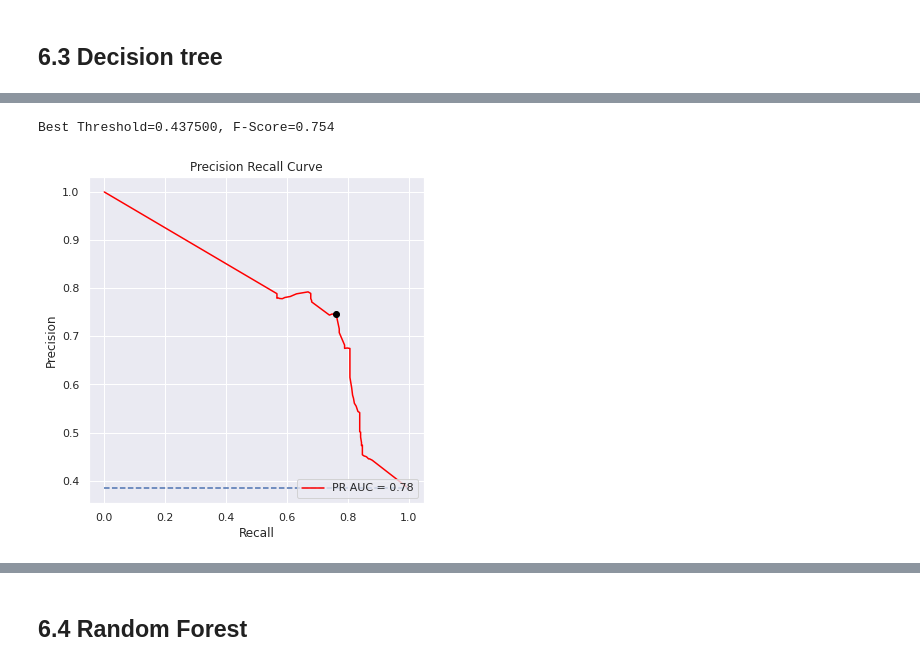
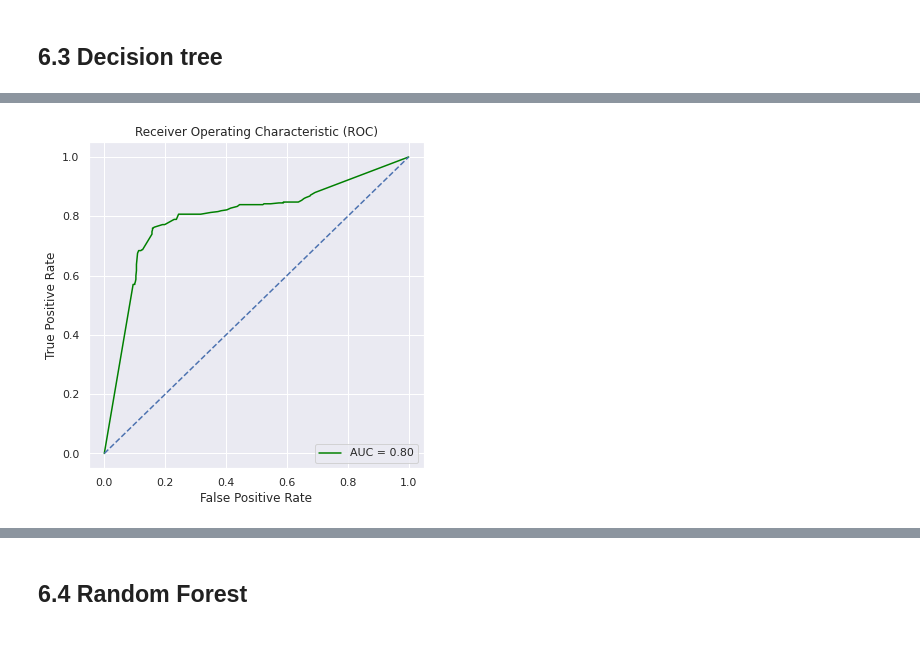
Before and after one commit to gabrielatrindade/ml-playground, a Jupyter notebook: projects/titanic/titanic.ipynb, the cells around one changed output, grey strips where cells are left out. Drawn from its saved outputs; the diff is of its cells as text; code cells hidden in the pictures.

```diff
--- a/projects/titanic/titanic.ipynb
+++ b/projects/titanic/titanic.ipynb
@@ -1050,12 +1057,6 @@ memory usage: 55.8 KB
 # %%
-def area_under_curve_graph (clf, train_data, target):
+def area_under_curve_graph (true_positive_rate, false_positive_rate):
 
-    y_pred_prob = cross_val_predict(clf, train_data, target, cv=k_fold, n_jobs=1, method='predict_proba')
-
-    # TPR = Recall = TP / (TP + FN)
-    # FPR = FP / (FP + TN)
-
-    false_positive_rate, true_positive_rate, threshold = roc_curve(target, y_pred_prob[:,1])
     roc_auc = auc(false_positive_rate, true_positive_rate)
 
     plt.figure(figsize = (6,6))
@@ -1148,5 +1146,9 @@ area_under_curve_graph(clf_dt, train_data, target)
-# %%
-prediction_recall_curve_graph(clf_dt, train_data, target)
-# %% [output]
-Best Threshold=0.437500, F-Score=0.754
-[figure, removed]
+# %%
+y_pred_prob_dt = cross_val_predict(clf_dt, train_data, target,
+                                   cv=k_fold, n_jobs=1, method='predict_proba')
+# %%
+false_positive_rate_dt, true_positive_rate_dt, threshold_dt = roc_curve(target, y_pred_prob_dt[:,1])
+
+area_under_curve_graph(true_positive_rate_dt, false_positive_rate_dt)
+# %% [output]
+[figure, added]
```
Also changed, not shown: parts of 36 cells of this notebook.
